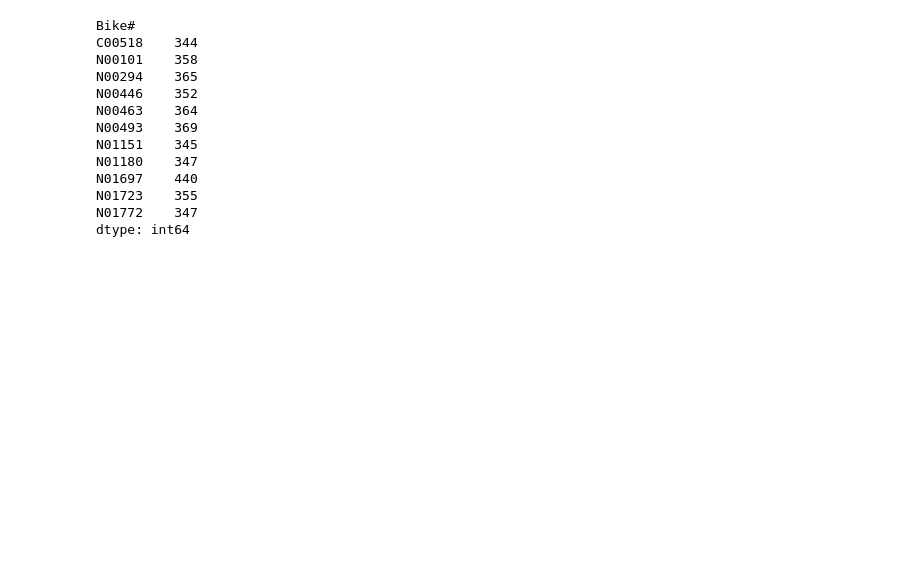
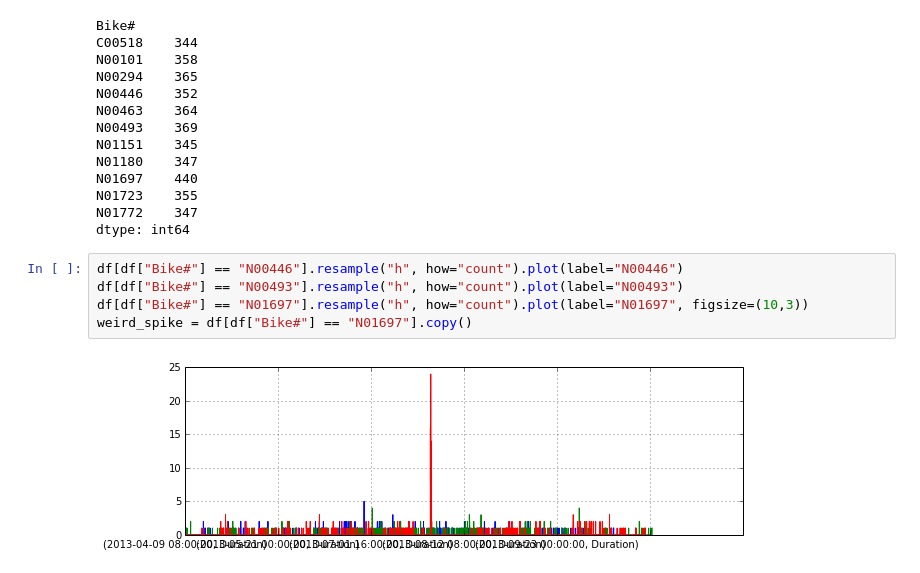
Before and after one commit to cpdean/bikes, a Jupyter notebook: notebooks/basics.ipynb, the cells around one changed output. Drawn from its saved outputs; the diff is of its cells as text; blank space fills up the shorter version.

```diff
--- a/notebooks/basics.ipynb
+++ b/notebooks/basics.ipynb
@@ -90,3 +90,10 @@ N01697    440
 N01723    355
 N01772    347
 dtype: int64
+# %%
+df[df["Bike#"] == "N00446"].resample("h", how="count").plot(label="N00446")
+df[df["Bike#"] == "N00493"].resample("h", how="count").plot(label="N00493")
+df[df["Bike#"] == "N01697"].resample("h", how="count").plot(label="N01697", figsize=(10,3))
+weird_spike = df[df["Bike#"] == "N01697"].copy()
+# %% [output]
+[figure, added]
```
Also changed, not shown: parts of 12 cells of this notebook, 3 other files.
